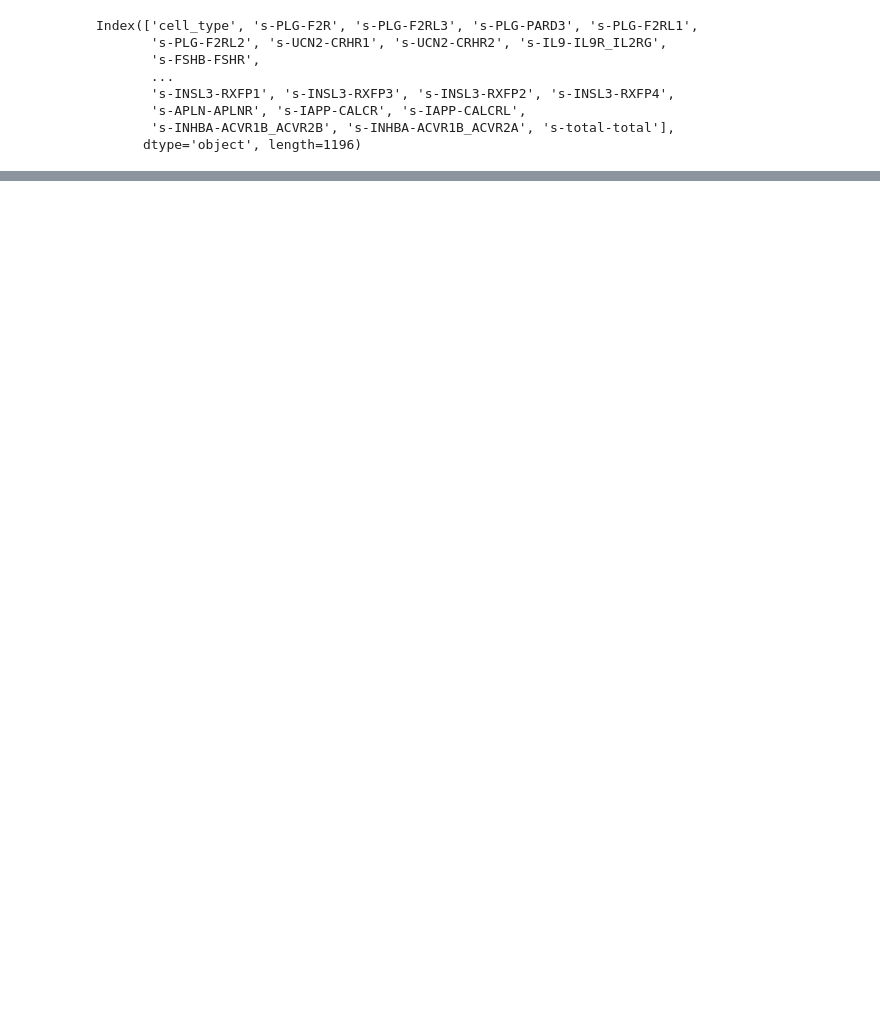
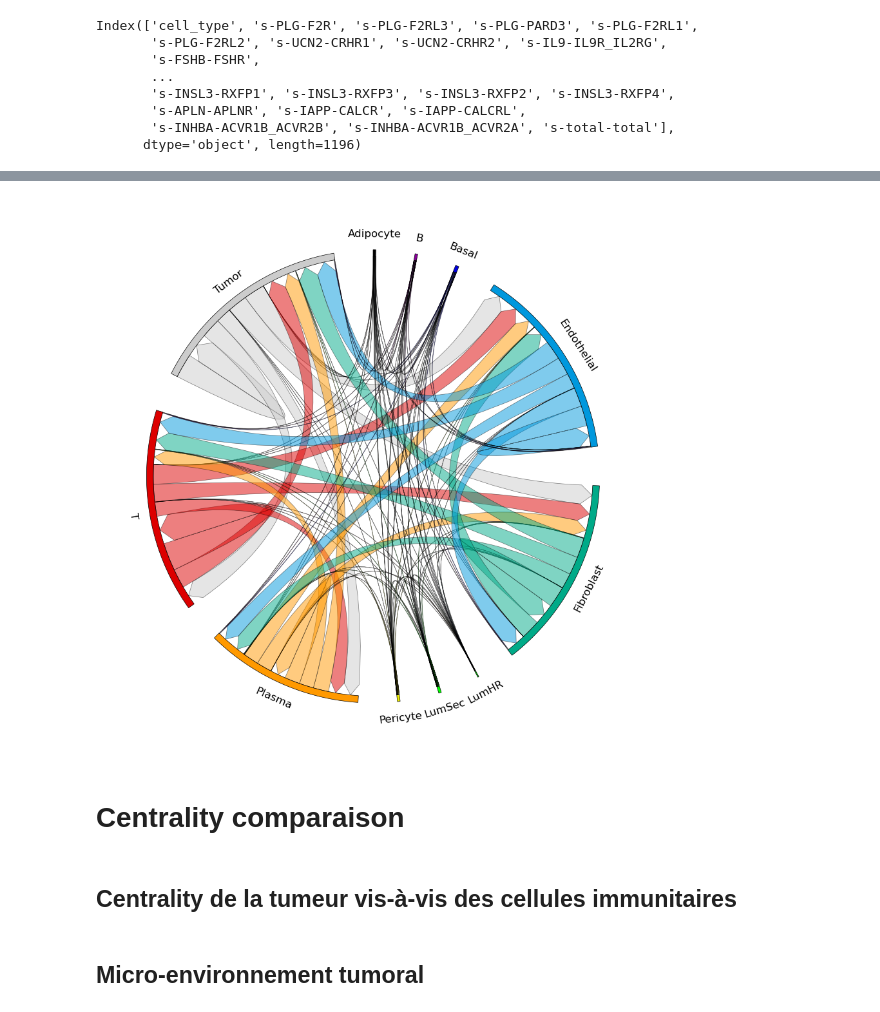
Before and after one commit to Lilian-GA/GenMed_CCC, a Jupyter notebook: sender_receiver_analysis.ipynb, the cells around one changed output, grey strips where cells are left out. Saved outputs shown, nothing was run; the diff lists cells and outputs as text; code cells hidden in the pictures; blank space fills up the shorter version.

```diff
--- a/sender_receiver_analysis.ipynb
+++ b/sender_receiver_analysis.ipynb
@@ -88,0 +75,2 @@ array([[2.08442726e+01, 5.18912409e-01, 6.88637883e-01, 2.02409428e+01,
+# %%
+s_sein.drop(7, inplace=True)
@@ -88,0 +88,12 @@ array([[2.08442726e+01, 5.18912409e-01, 6.88637883e-01, 2.02409428e+01,
+# %%
+n = len(s_sein)
+# %%
+matrix_sein = np.zeros((n,n))
+
+for name_sender in s_sein.columns[1:] :
+    l_sender = list(s_sein[name_sender])
+    l_receiver = list(r_sein['r-' + name_sender[2:]])
+
+    for i in range(n):
+        for j in range(n):
+            matrix_sein[i][j] += min(l_sender[i], l_receiver[j])
@@ -88,0 +115,20 @@ array([[2.08442726e+01, 5.18912409e-01, 6.88637883e-01, 2.02409428e+01,
+# %%
+df_sein = pd.DataFrame(matrix_sein, index = s_sein['cell_type'], columns = s_sein['cell_type'])
+# %%
+circos = Circos.chord_diagram(
+    df_sein,
+    space=10,
+    cmap="nipy_spectral",
+    label_kws=dict(size=12),
+    link_kws=dict(ec="black", lw=0.5, direction=1),
+)
+
+fig = circos.plotfig()
+# %% [output]
+[figure, added]
+# %% [markdown]
+# Centrality comparaison
+# %% [markdown]
+## Centrality de la tumeur vis-à-vis des cellules immunitaires
+# %% [markdown]
+## Micro-environnement tumoral
```
Also changed, not shown: parts of 12 cells of this notebook.
